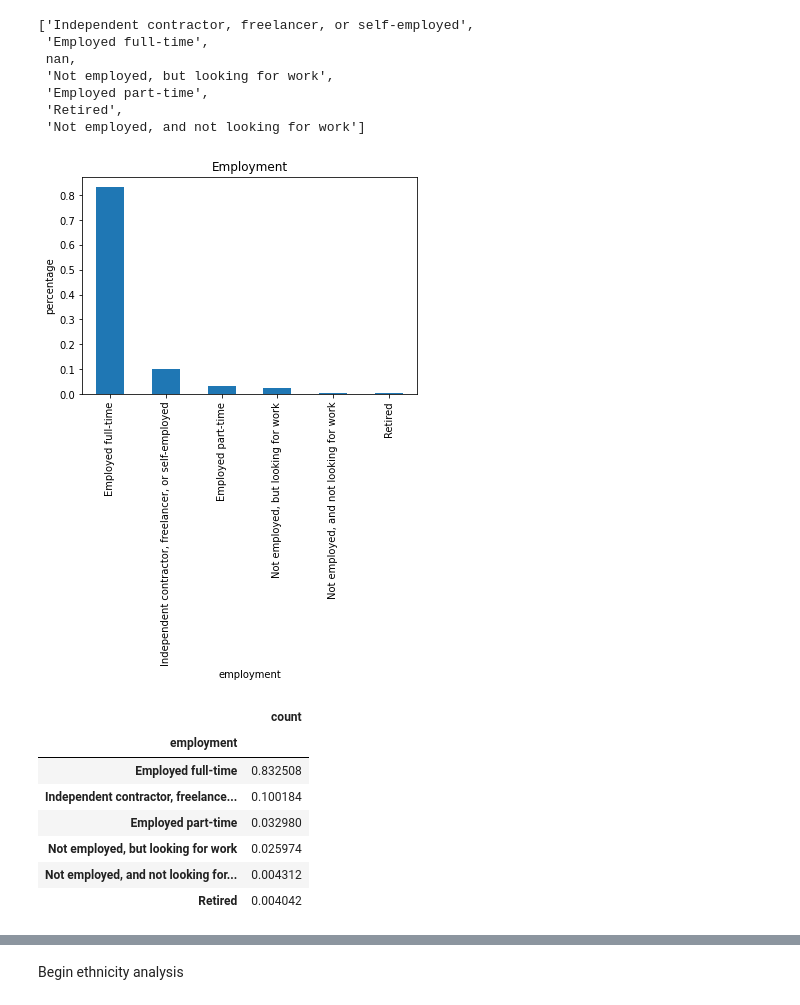
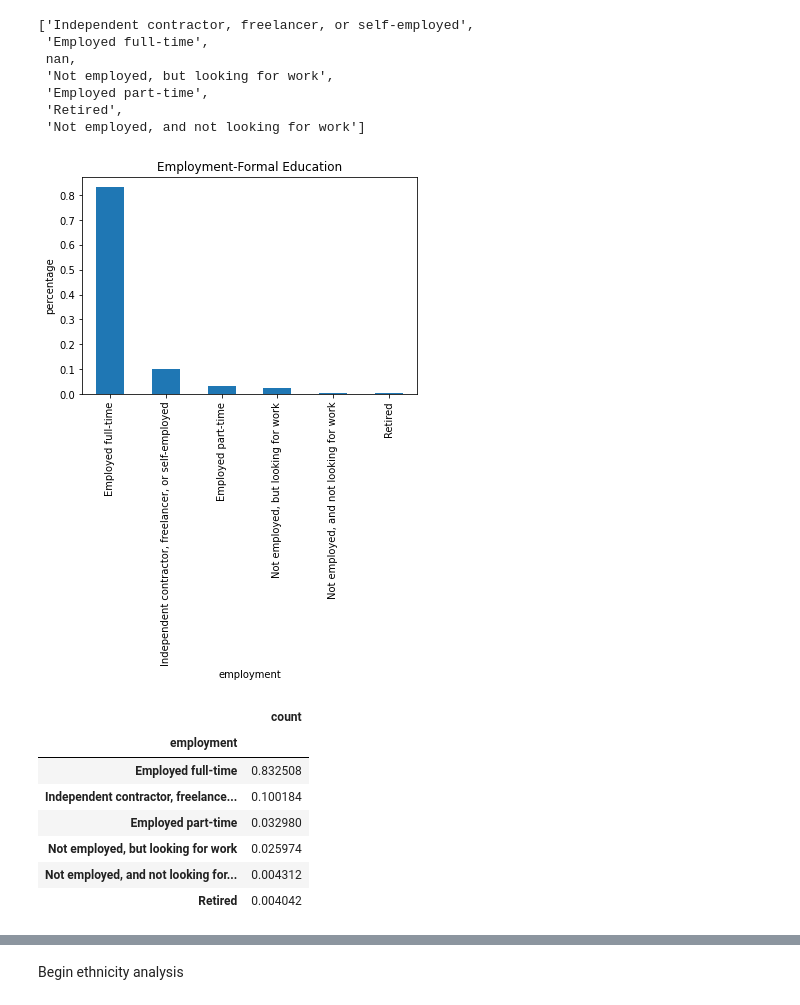
Before and after one commit to jadefreese/pj1-stackoverflow, a Jupyter notebook: formal_edu.ipynb, the cells around one changed output, grey strips where cells are left out. Cells and saved outputs as stored; diff of their text form; code cells hidden in the pictures.

```diff
--- a/formal_edu.ipynb
+++ b/formal_edu.ipynb
@@ -154,9 +154,9 @@ employ_resp
 # %%
 employment_df = df['Employment'].value_counts().reset_index()
 employment_df.rename(columns = {'index':'employment','Employment':'count'}, inplace = True)
-gf.bar_plotting(employment_df,'Employment',plot = True)
+gf.bar_plotting(employment_df,'Employment-Formal Education',plot = True)
 # %% [output]
-[figure, old version]
+[figure, new version]
 |  | count |
 | employment |  |
 | Employed full-time | 0.832508 |
```
Also changed, not shown: parts of 11 cells of this notebook, 21 other files.
